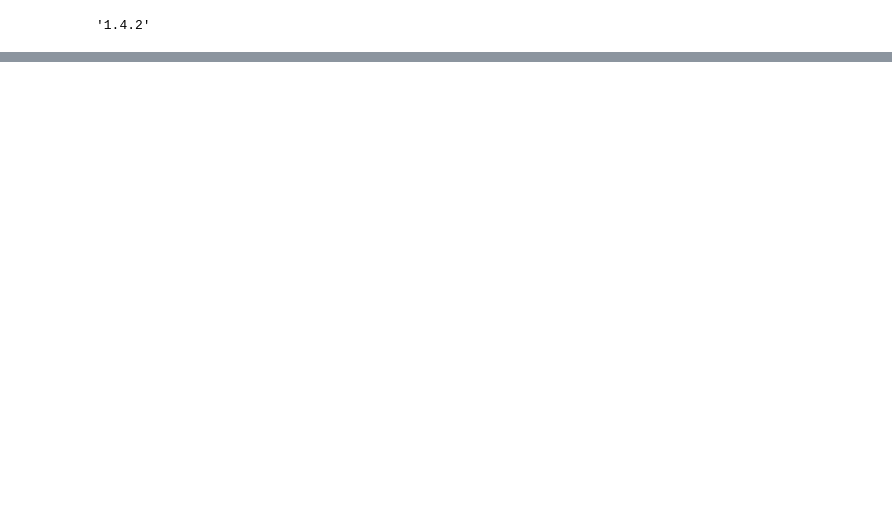
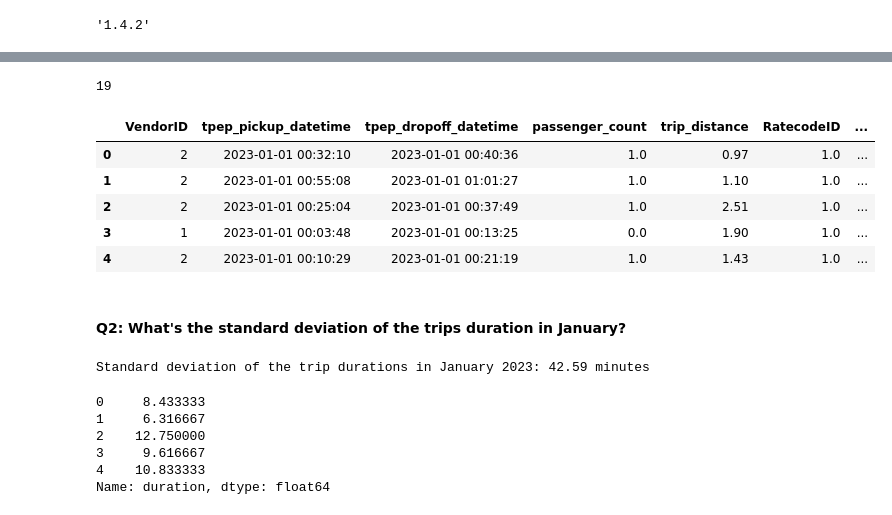
Before and after one commit to elgrassa/mlops-zoomcamp, a Jupyter notebook: 01-intro/homework.ipynb, the cells around one changed output, grey strips where cells are left out. Cells and saved outputs as stored; diff of their text form; code cells hidden in the pictures; blank space fills up the shorter version.

```diff
--- a/01-intro/homework.ipynb
+++ b/01-intro/homework.ipynb
@@ -5,7 +5,7 @@ pd.__version__
 # %% [output]
 '1.4.2'
 # %%
-df = pd.read_parquet('https://d37ci6vzurychx.cloudfront.net/trip-data/yellow_tripdata_2024-01.parquet')
+df_2023_01 = pd.read_parquet('https://d37ci6vzurychx.cloudfront.net/trip-data/yellow_tripdata_2023-01.parquet')
 # %%
 !pip install pyarrow
 # %% [output]
@@ -16,0 +36,36 @@ Successfully installed pyarrow-16.1.0
+# %%
+df_2023_01.shape[1]
+# %% [output]
+19
+# %%
+df_2023_01.head()
+# %% [output]
+|  | VendorID | tpep_pickup_datetime | tpep_dropoff_datetime | passenger_count | trip_distance | RatecodeID | ... |
+| 0 | 2 | 2023-01-01 00:32:10 | 2023-01-01 00:40:36 | 1.0 | 0.97 | 1.0 | ... |
+| 1 | 2 | 2023-01-01 00:55:08 | 2023-01-01 01:01:27 | 1.0 | 1.10 | 1.0 | ... |
+| 2 | 2 | 2023-01-01 00:25:04 | 2023-01-01 00:37:49 | 1.0 | 2.51 | 1.0 | ... |
+| 3 | 1 | 2023-01-01 00:03:48 | 2023-01-01 00:13:25 | 0.0 | 1.90 | 1.0 | ... |
+| 4 | 2 | 2023-01-01 00:10:29 | 2023-01-01 00:21:19 | 1.0 | 1.43 | 1.0 | ... |
+# %% [markdown]
+#### Q2: What's the standard deviation of the trips duration in January?
+# %%
+df_2023_01['tpep_pickup_datetime'] = pd.to_datetime(df_2023_01['tpep_pickup_datetime'])
+df_2023_01['tpep_dropoff_datetime'] = pd.to_datetime(df_2023_01['tpep_dropoff_datetime'])
+
+# Duration of each trip in minutes
+df_2023_01['duration'] = (df_2023_01['tpep_dropoff_datetime'] - df_2023_01['tpep_pickup_datetime']).dt.total_seconds() / 60
+
+# Standard deviation of the trip durations
+std_deviation_duration = df_2023_01['duration'].std()
+print(f'Standard deviation of the trip durations in January 2023: {std_deviation_duration:.2f} minutes')
+# %% [output]
+Standard deviation of the trip durations in January 2023: 42.59 minutes
+# %%
+df_2023_01['duration'].head()
+# %% [output]
+0     8.433333
+1     6.316667
+2    12.750000
+3     9.616667
+4    10.833333
+Name: duration, dtype: float64
```
Also changed, not shown: parts of 18 cells of this notebook.
